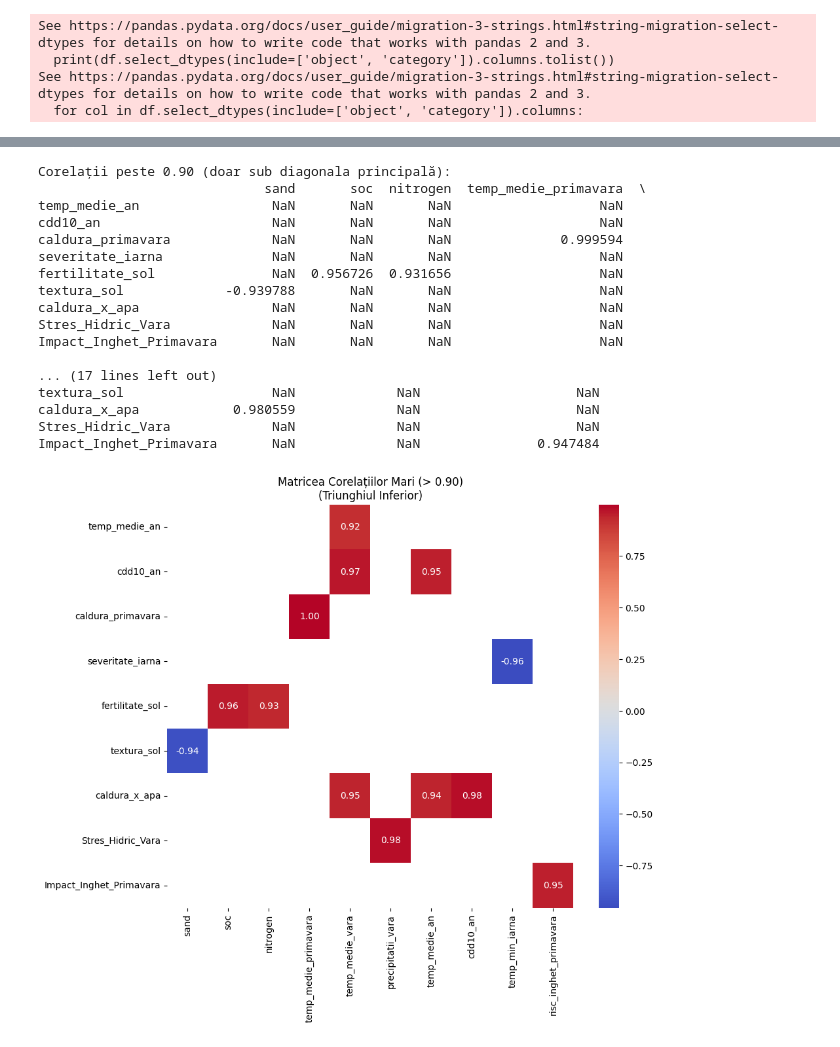
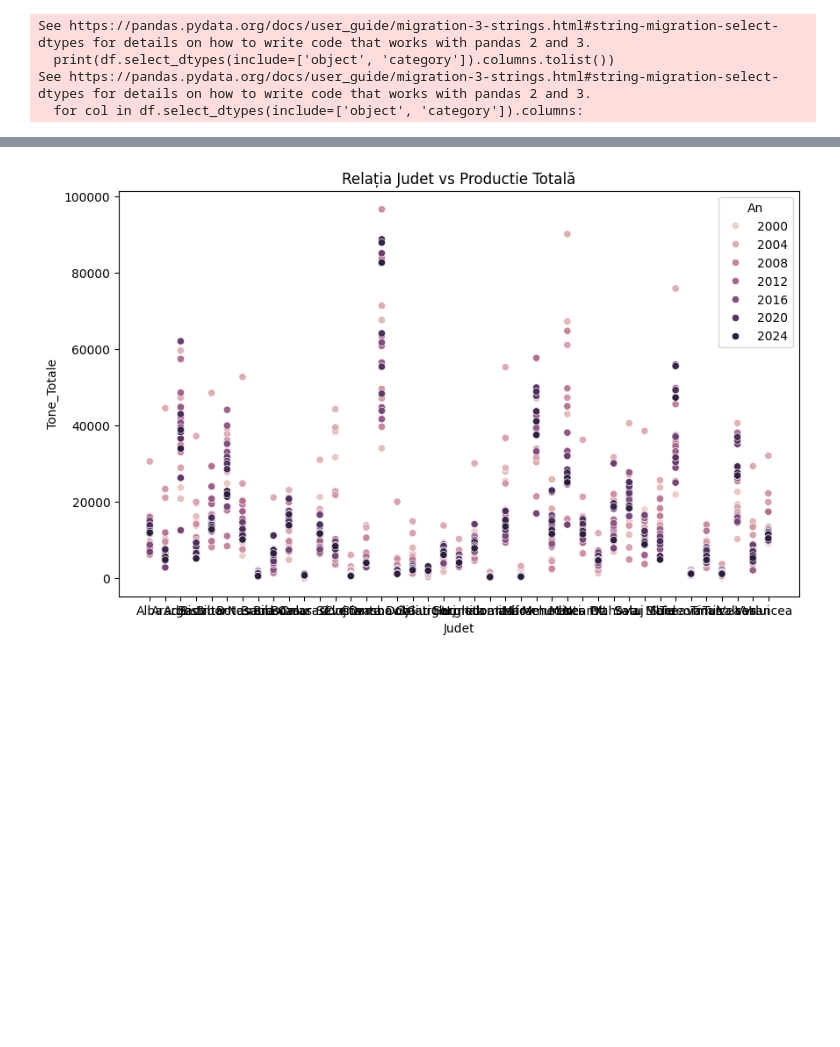
Before and after one commit to PopAdrian1/ML-project, a Jupyter notebook: Implementare/main.ipynb, the cells around one changed output, grey strips where cells are left out. Cells and saved outputs as stored; diff of their text form; code cells hidden in the pictures; blank space fills up the shorter version.

```diff
--- a/Implementare/main.ipynb
+++ b/Implementare/main.ipynb
@@ -75,48 +70,9 @@ scatter('Kg_pe_Pom')
-# %%
-import numpy as np
-
-# 1. Calculăm matricea de corelație
-corr = df.corr(numeric_only=True)
-
-# 2. Filtrăm pentru a păstra doar valorile mari (> 0.90)
-# Folosim .abs() pentru a prinde și corelațiile negative puternice (ex: -0.95)
-high_corr = corr[corr.abs() > 0.90]
-
-# 3. Creăm o mască pentru triunghiul superior (deasupra diagonalei)
-mask = np.triu(np.ones_like(high_corr, dtype=bool))
-
-# 4. Aplicăm masca: păstrăm doar ce NU este în mască (triunghiul inferior)
-lower_high_corr = high_corr.mask(mask)
-
-# 5. Eliminăm rândurile/coloanele goale pentru un aspect curat
-final_table = lower_high_corr.dropna(how='all', axis=0).dropna(how='all', axis=1)
-
-print("Corelații peste 0.90 (doar sub diagonala principală):")
-print(final_table)
-
-# Vizualizare Heatmap curat
-plt.figure(figsize=(10, 8))
-sns.heatmap(final_table, annot=True, cmap='coolwarm', fmt=".2f", cbar=True)
-plt.title("Matricea Corelațiilor Mari (> 0.90)\n(Triunghiul Inferior)")
-plt.show()
-# %% [output]
-Corelații peste 0.90 (doar sub diagonala principală):
-                             sand       soc  nitrogen  temp_medie_primavara  \
-temp_medie_an                 NaN       NaN       NaN                   NaN
-cdd10_an                      NaN       NaN       NaN                   NaN
-caldura_primavara             NaN       NaN       NaN              0.999594
-severitate_iarna              NaN       NaN       NaN                   NaN
-fertilitate_sol               NaN  0.956726  0.931656                   NaN
-textura_sol             -0.939788       NaN       NaN                   NaN
-caldura_x_apa                 NaN       NaN       NaN                   NaN
-Stres_Hidric_Vara             NaN       NaN       NaN                   NaN
-Impact_Inghet_Primavara       NaN       NaN       NaN                   NaN
-
-... (17 lines left out)
-textura_sol                   NaN             NaN                    NaN
-caldura_x_apa            0.980559             NaN                    NaN
-Stres_Hidric_Vara             NaN             NaN                    NaN
-Impact_Inghet_Primavara       NaN             NaN               0.947484
-[figure, removed]
+# %%
+plt.figure(figsize=(10, 6))
+sns.scatterplot(data=df, x='Judet', y='Tone_Totale', hue='An')
+plt.title("Relația Judet vs Productie Totală")
+plt.show()
+# %% [output]
+[figure, added]
 # %%
 # Distribuția targetului
```
Also changed, not shown: parts of 10 cells of this notebook.
